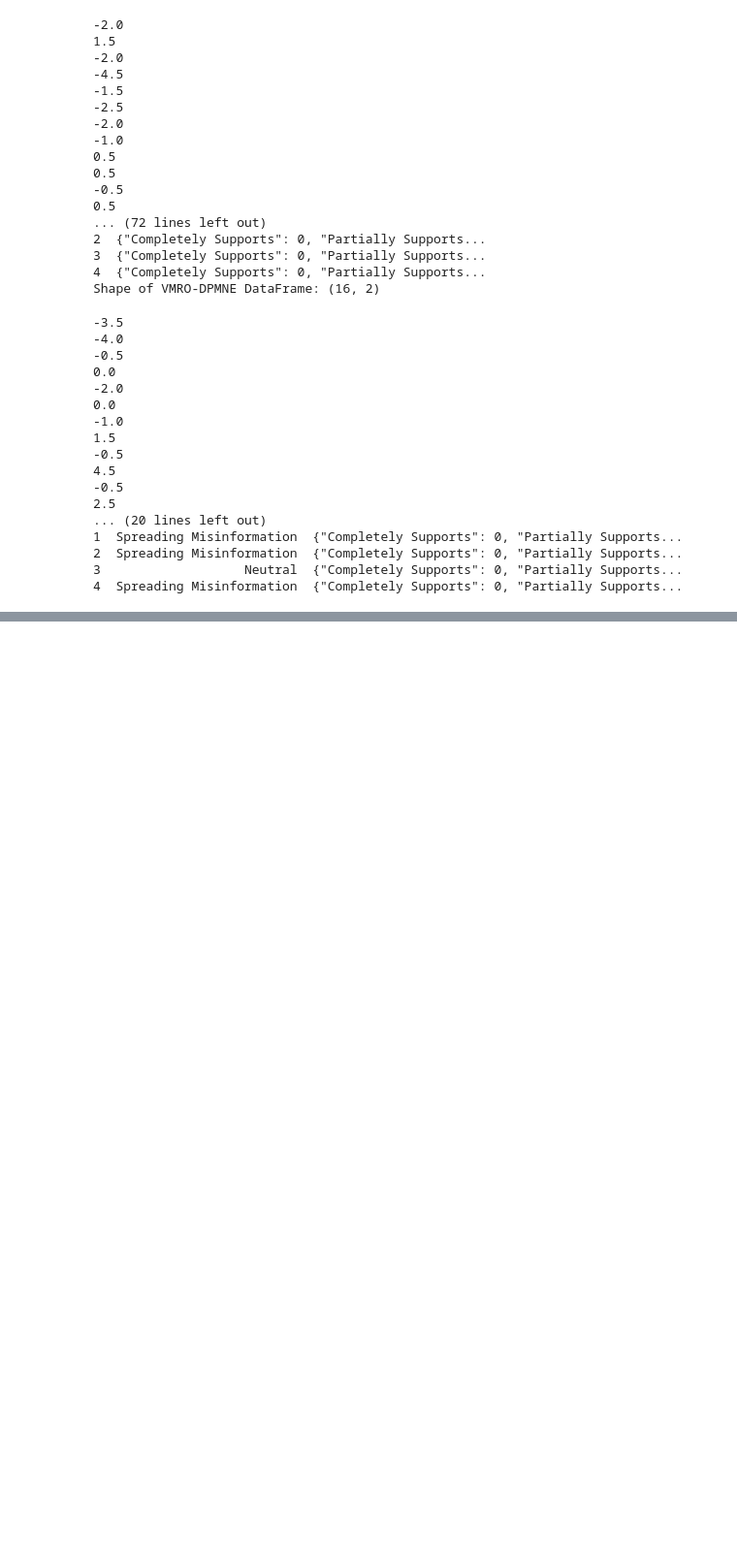
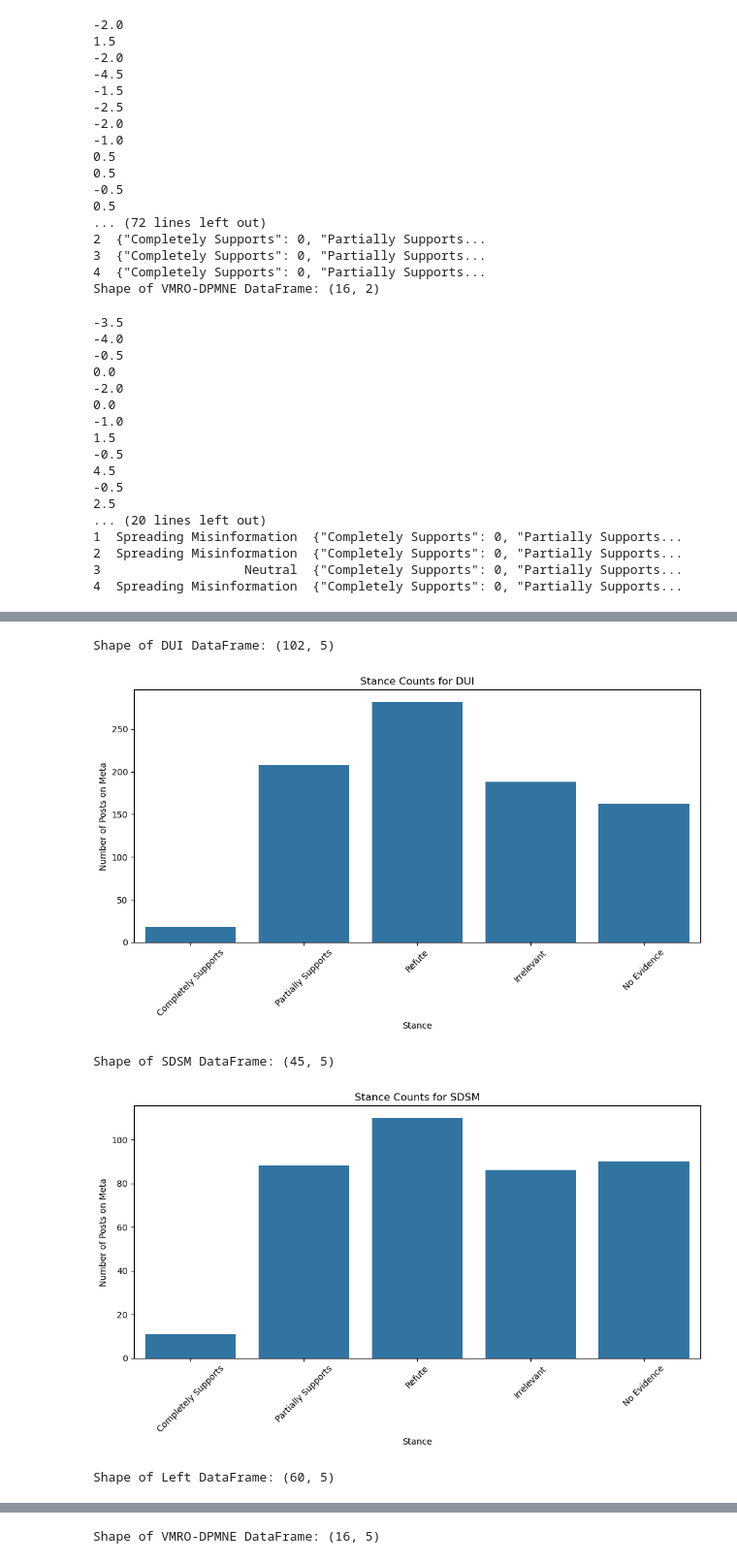
Before and after one commit to Harkeerat2002/north-macedonia-election-fact-checking, a Jupyter notebook: fact-checking-pipeline.ipynb, the cells around one changed output, grey strips where cells are left out. Shown at 97% size. Drawn from its saved outputs; the diff is of its cells as text; code cells hidden in the pictures; blank space fills up the shorter version.

```diff
--- a/fact-checking-pipeline.ipynb
+++ b/fact-checking-pipeline.ipynb
@@ -1303,0 +1325,46 @@ claims_verdict(claims, stance_results)
+# %%
+read_file_path = "./dataset/final-verdict/"
+save_file_path = "./figures/"
+
+# Make visualization for each party regarding the difference stances overall
+for party in parties:
+    # Read the CSV file into a DataFrame
+    csv_file_path = os.path.join(read_file_path, party + "_claims_to_questions_to_proofs_with_stance_and_verdict.csv")
+    pandas_df = pd.read_csv(csv_file_path)
+
+    # Print the DataFrame shape
+    print(f"Shape of {party} DataFrame:", pandas_df.shape)
+
+    # Check if the DataFrame is empty
+    if pandas_df.empty:
+        print(f"The DataFrame for {party} is empty.")
+        continue
+
+    # Extract the stance counts from the JSON column
+    pandas_df['stance_counts'] = pandas_df['stance_counts'].apply(json.loads)
+
+    # Create a new DataFrame to hold the stance counts
+    stance_counts_df = pd.DataFrame(pandas_df['stance_counts'].tolist())
+
+    # Sum the stance counts across all rows
+    total_stance_counts = stance_counts_df.sum()
+
+    # Remove Unknown
+    total_stance_counts = total_stance_counts.drop("Unknown")
+
+    # Create a bar plot for the stance counts
+    plt.figure(figsize=(10, 6))
+    sns.barplot(x=total_stance_counts.index, y=total_stance_counts.values)
+    plt.title(f"Stance Counts for {party}")
+    plt.xlabel("Stance")
+    plt.ylabel("Number of Posts on Meta")
+    plt.xticks(rotation=45)
+    plt.tight_layout()
+    plt.savefig(os.path.join(save_file_path, f"{party}_stance_counts.png"))
+    plt.show()
+# %% [output]
+Shape of DUI DataFrame: (102, 5)
+[figure, added]
+Shape of SDSM DataFrame: (45, 5)
+[figure, added]
+Shape of Left DataFrame: (60, 5)
@@ -1303,0 +1372 @@ claims_verdict(claims, stance_results)
+Shape of VMRO-DPMNE DataFrame: (16, 5)
```
Also changed, not shown: parts of 5 cells of this notebook, 10 other files.
